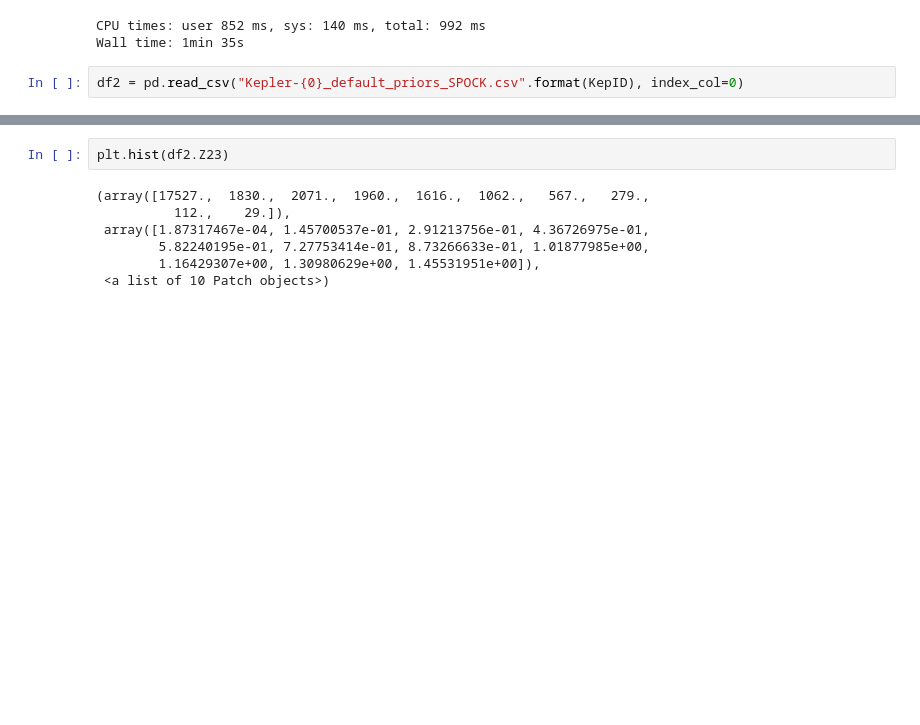
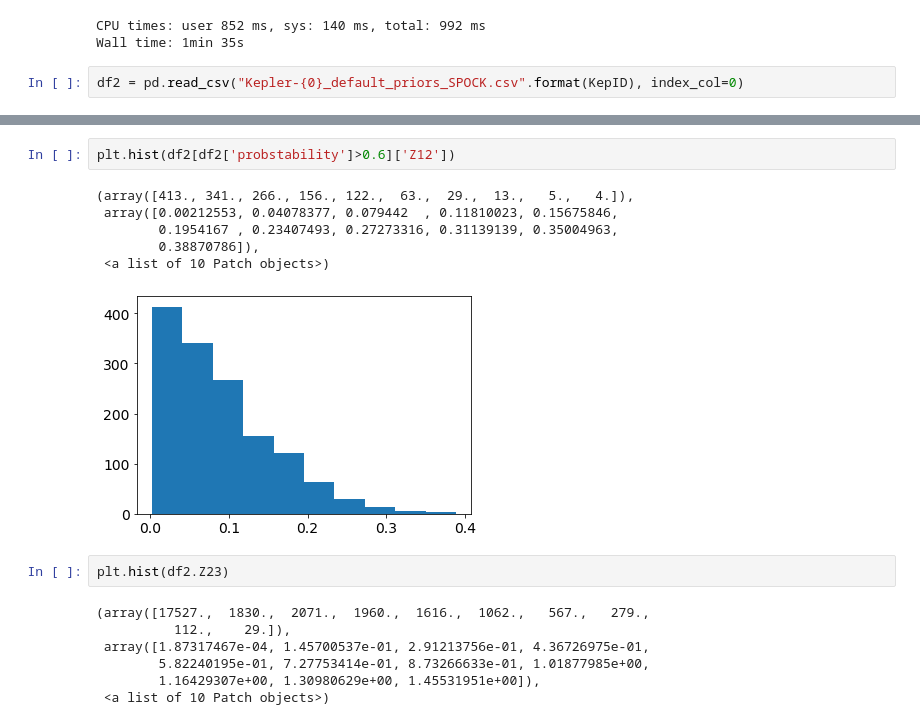
Before and after one commit to dtamayo/Stability-Priors, a Jupyter notebook: K23_Hadden_Zs.ipynb, the cells around one changed output, grey strips where cells are left out. Saved outputs shown, nothing was run; the diff lists cells and outputs as text; blank space fills up the shorter version.

```diff
--- a/K23_Hadden_Zs.ipynb
+++ b/K23_Hadden_Zs.ipynb
@@ -133,3 +204,12 @@ plt.hist(df2.Z12)
+# %%
+plt.hist(df2[df2['probstability']>0.6]['Z12'])
+# %% [output]
+(array([413., 341., 266., 156., 122.,  63.,  29.,  13.,   5.,   4.]),
+ array([0.00212553, 0.04078377, 0.079442  , 0.11810023, 0.15675846,
+        0.1954167 , 0.23407493, 0.27273316, 0.31139139, 0.35004963,
+        0.38870786]),
+ <a list of 10 Patch objects>)
+[figure, added]
 # %%
 plt.hist(df2.Z23)
 # %% [output]
```
Also changed, not shown: parts of 83 cells of this notebook, 11 other files.
